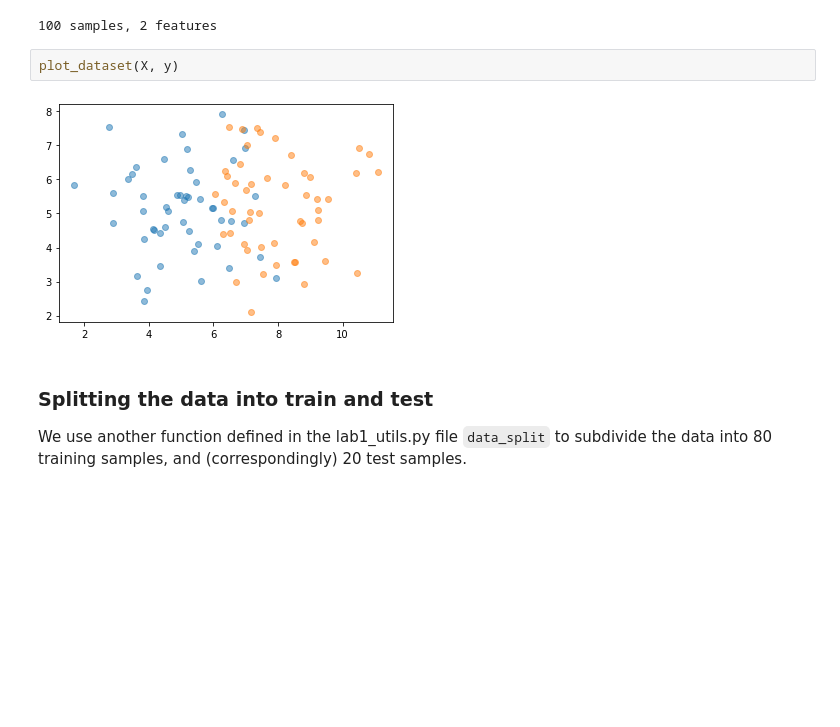
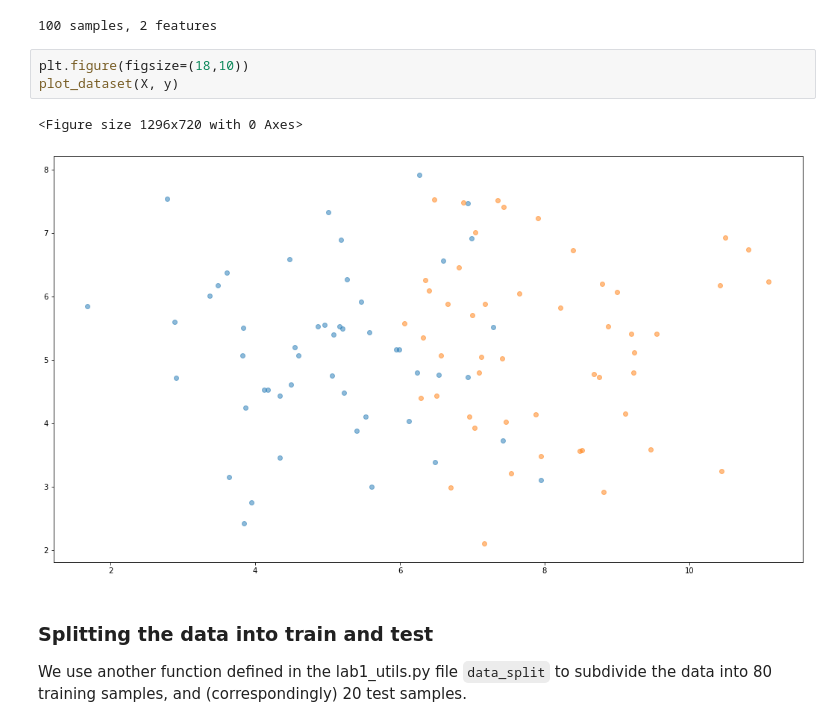
Before and after one commit to nickprock/RegML, a Jupyter notebook: python/lab1/Lab1_mySolution.ipynb, the cells around one changed output. Saved outputs shown, nothing was run; the diff lists cells and outputs as text; blank space fills up the shorter version.

```diff
--- a/python/lab1/Lab1_mySolution.ipynb
+++ b/python/lab1/Lab1_mySolution.ipynb
@@ -51,10 +54,12 @@ X, y = create_random_data(n_samples=100, noise_level=1.3, dataset="linear")
 print("%d samples, %d features" % X.shape)
 # %% [output]
 100 samples, 2 features
-# %%
-plot_dataset(X, y)
-# %% [output]
-[figure, removed]
+# %%
+plt.figure(figsize=(18,10))
+plot_dataset(X, y)
+# %% [output]
+<Figure size 1296x720 with 0 Axes>
+[figure, added]
 # %% [markdown]
 ### Splitting the data into train and test
 
```
Also changed, not shown: parts of 11 cells of this notebook.
